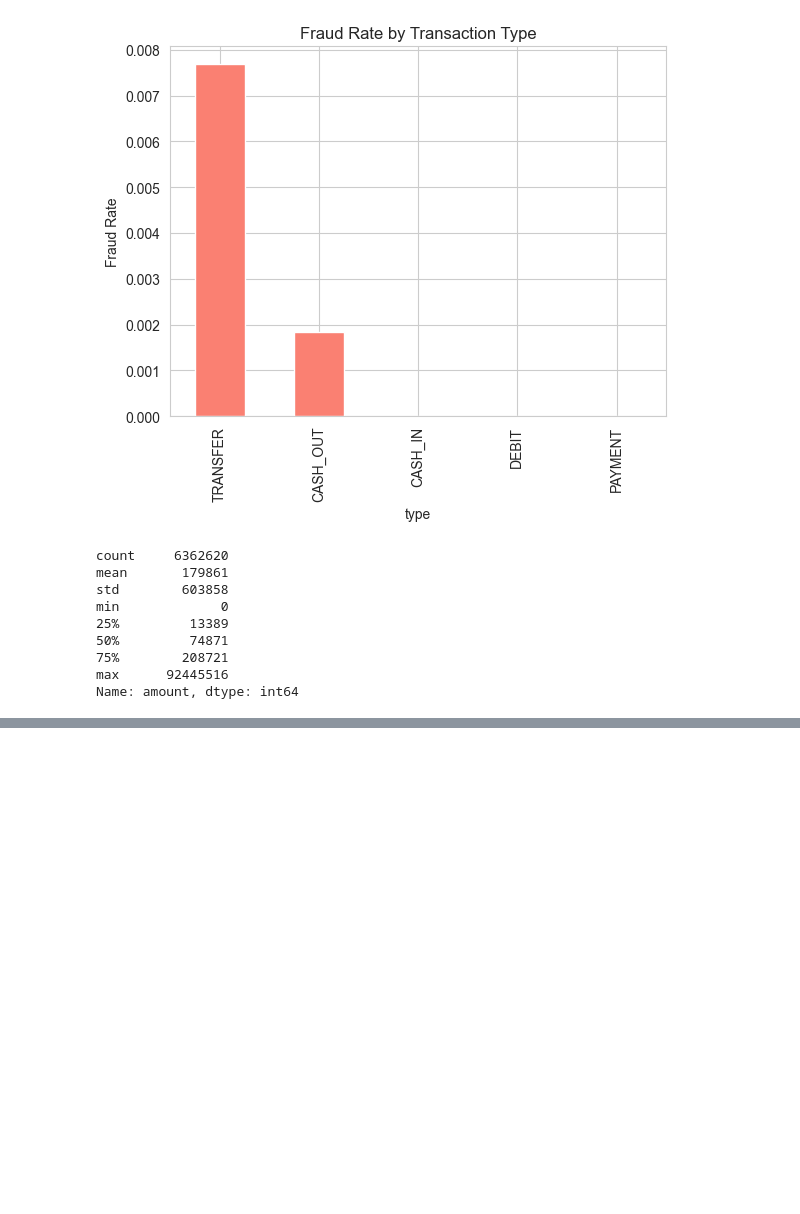
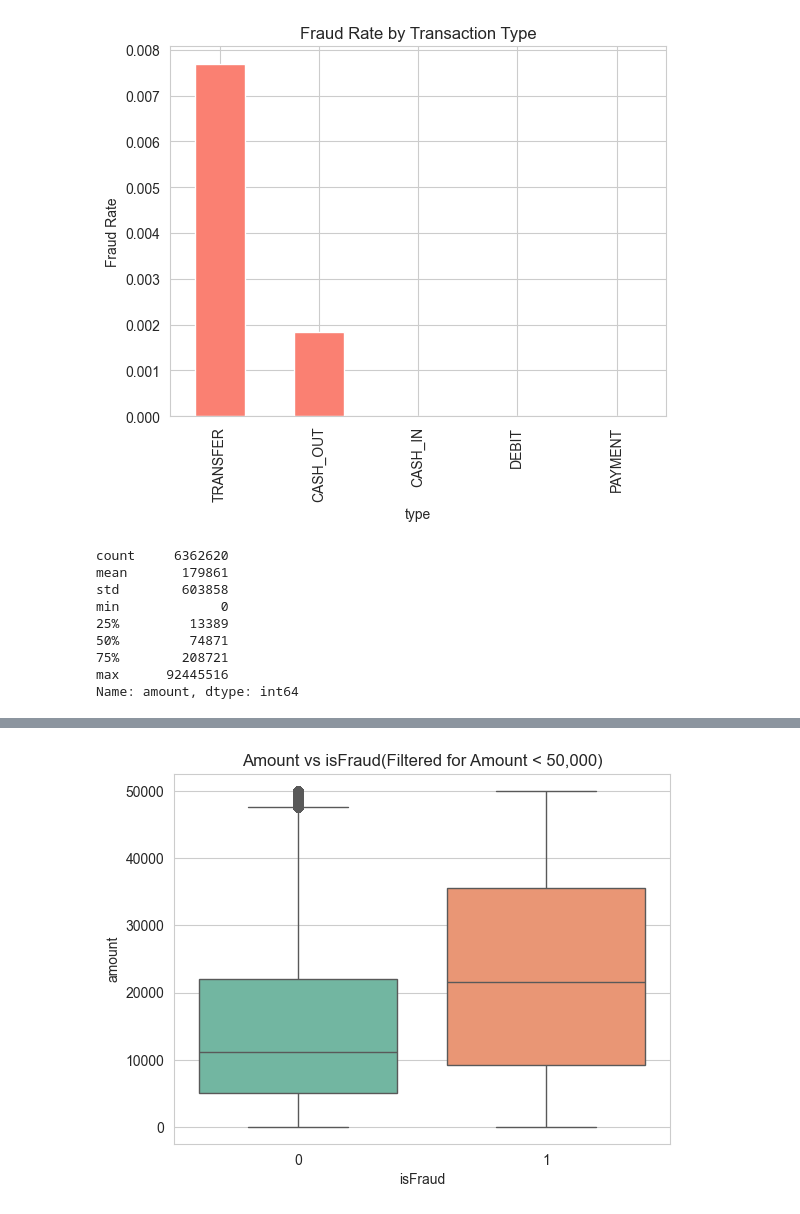
Before and after one commit to harshprasad02/Fraud_Detection_Project_2026, a Jupyter notebook: analysis_model.ipynb, the cells around one changed output, grey strips where cells are left out. Saved outputs shown, nothing was run; the diff lists cells and outputs as text; code cells hidden in the pictures; blank space fills up the shorter version.

```diff
--- a/analysis_model.ipynb
+++ b/analysis_model.ipynb
@@ -109,0 +117,7 @@ df.head()
+# %%
+#relationship between amount and fraud
+sns.boxplot(x="isFraud", y="amount", data=df[df["amount"] < 50000], palette="Set2")
+plt.title("Amount vs isFraud(Filtered for Amount < 50,000)")
+plt.show()
+# %% [output]
+[figure, added]
```
Also changed, not shown: parts of 2 cells of this notebook.
